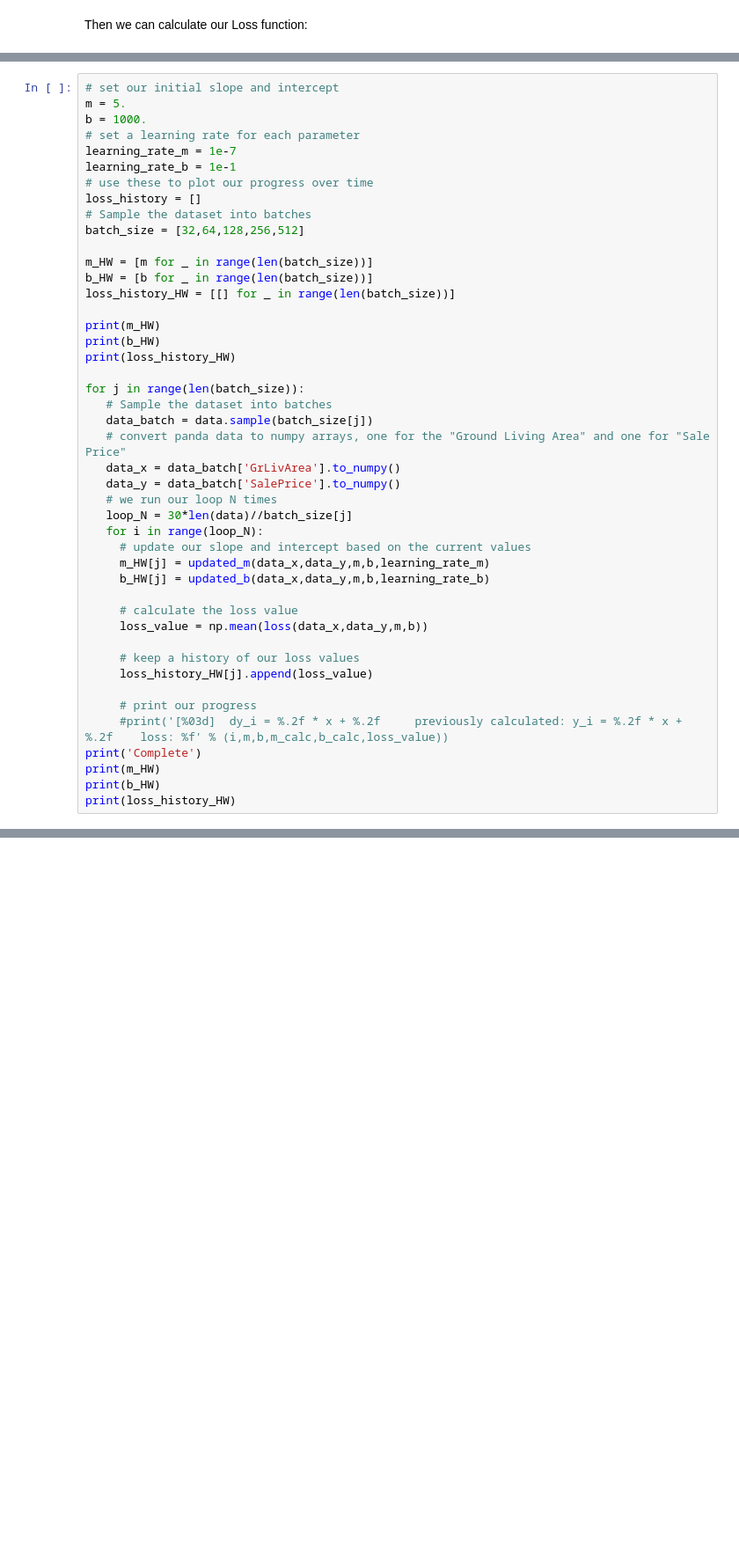
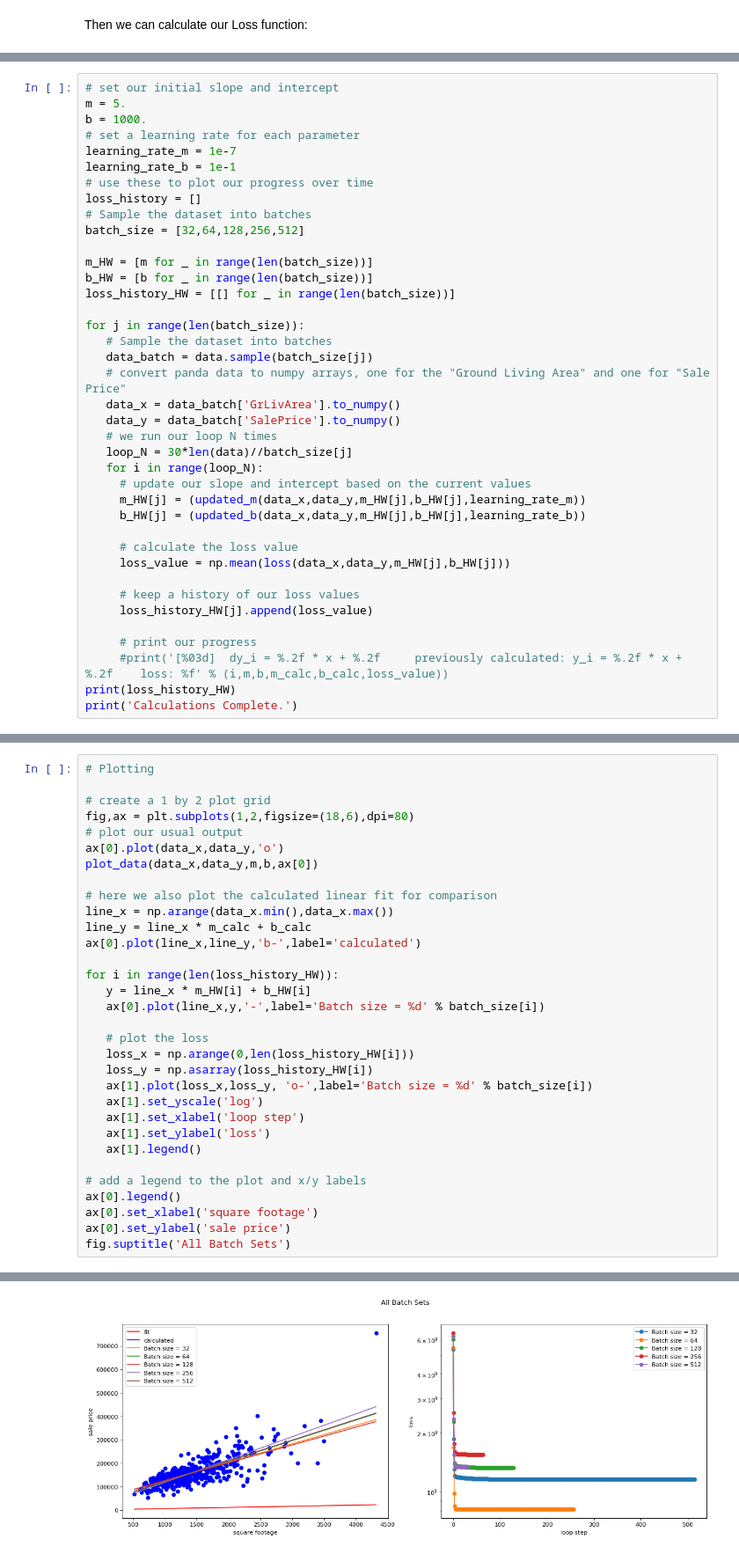
Before and after one commit to dotagiri/ai-science-training-series, a Jupyter notebook: 01_intro_AI_on_Supercomputer/2024-10-01_01_linear_regression_sgd.ipynb, the cells around one changed output, grey strips where cells are left out. Shown at 88% size. Cells and saved outputs as stored; diff of their text form; blank space fills up the shorter version.

Commit message:
added plotting

```diff
--- a/01_intro_AI_on_Supercomputer/2024-10-01_01_linear_regression_sgd.ipynb
+++ b/01_intro_AI_on_Supercomputer/2024-10-01_01_linear_regression_sgd.ipynb
@@ -407,10 +419,6 @@ m_HW = [m for _ in range(len(batch_size))]
 b_HW = [b for _ in range(len(batch_size))]
 loss_history_HW = [[] for _ in range(len(batch_size))]
 
-print(m_HW)
-print(b_HW)
-print(loss_history_HW)
-
 for j in range(len(batch_size)):
    # Sample the dataset into batches
    data_batch = data.sample(batch_size[j])
@@ -421,19 +429,17 @@ for j in range(len(batch_size)):
    loop_N = 30*len(data)//batch_size[j]
    for i in range(loop_N):
      # update our slope and intercept based on the current values
-     m_HW[j] = updated_m(data_x,data_y,m,b,learning_rate_m)
-     b_HW[j] = updated_b(data_x,data_y,m,b,learning_rate_b)
+     m_HW[j] = (updated_m(data_x,data_y,m_HW[j],b_HW[j],learning_rate_m))
+     b_HW[j] = (updated_b(data_x,data_y,m_HW[j],b_HW[j],learning_rate_b))
 
      # calculate the loss value
-     loss_value = np.mean(loss(data_x,data_y,m,b))
+     loss_value = np.mean(loss(data_x,data_y,m_HW[j],b_HW[j]))
 
      # keep a history of our loss values
      loss_history_HW[j].append(loss_value)
 
      # print our progress
      #print('[%03d]  dy_i = %.2f * x + %.2f     previously calculated: y_i = %.2f * x + %.2f    loss: %f' % (i,m,b,m_calc,b_calc,loss_value))
-print('Complete')
-print(m_HW)
-print(b_HW)
 print(loss_history_HW)
+print('Calculations Complete.')
 # %% [output]
@@ -443,0 +448,33 @@ NameError: name 'data' is not defined
+# %%
+# Plotting
+
+# create a 1 by 2 plot grid
+fig,ax = plt.subplots(1,2,figsize=(18,6),dpi=80)
+# plot our usual output
+ax[0].plot(data_x,data_y,'o')
+plot_data(data_x,data_y,m,b,ax[0])
+
+# here we also plot the calculated linear fit for comparison
+line_x = np.arange(data_x.min(),data_x.max())
+line_y = line_x * m_calc + b_calc
+ax[0].plot(line_x,line_y,'b-',label='calculated')
+
+for i in range(len(loss_history_HW)):
+   y = line_x * m_HW[i] + b_HW[i]
+   ax[0].plot(line_x,y,'-',label='Batch size = %d' % batch_size[i])
+
+   # plot the loss
+   loss_x = np.arange(0,len(loss_history_HW[i]))
+   loss_y = np.asarray(loss_history_HW[i])
+   ax[1].plot(loss_x,loss_y, 'o-',label='Batch size = %d' % batch_size[i])
+   ax[1].set_yscale('log')
+   ax[1].set_xlabel('loop step')
+   ax[1].set_ylabel('loss')
+   ax[1].legend()
+
+# add a legend to the plot and x/y labels
+ax[0].legend()
+ax[0].set_xlabel('square footage')
+ax[0].set_ylabel('sale price')
+fig.suptitle('All Batch Sets')
+# %% [output]
@@ -443,0 +482 @@ NameError: name 'data' is not defined
+[figure, added]
```
Also changed, not shown: parts of 7 cells of this notebook.
